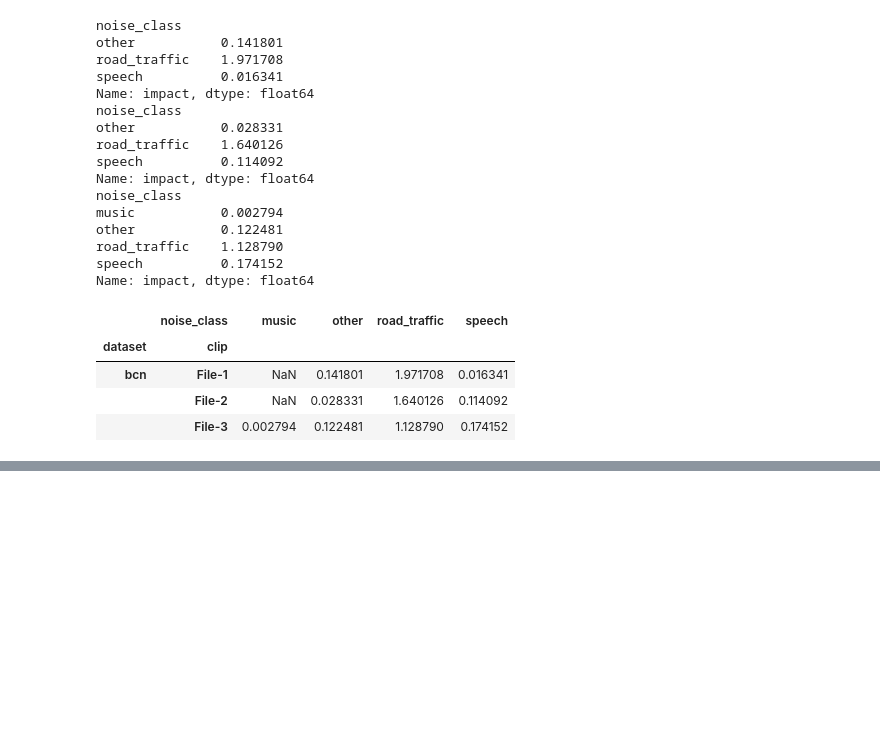
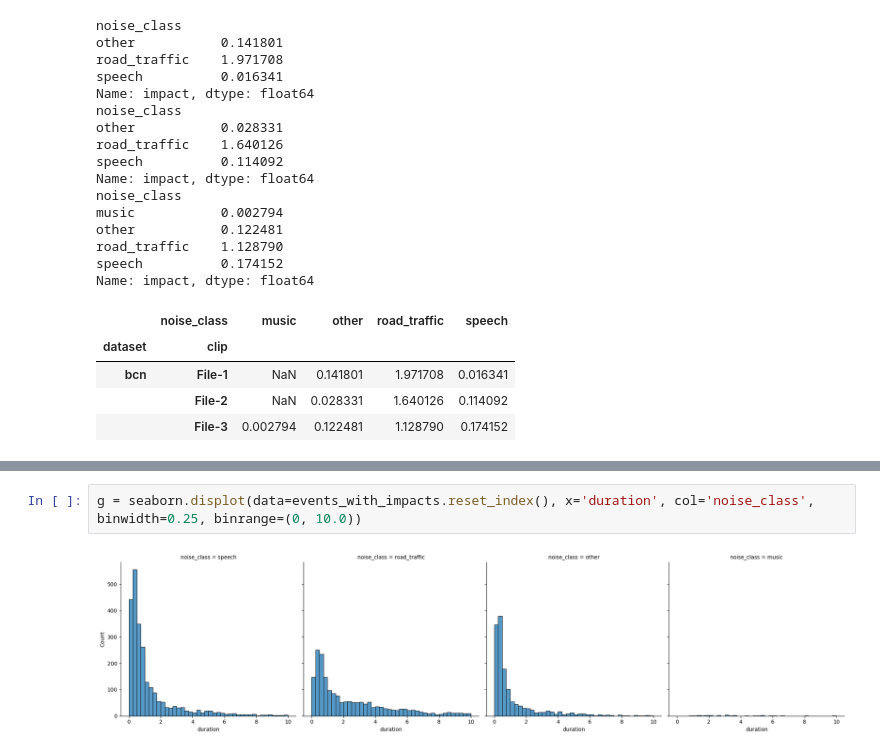
Before and after one commit to jonnor/dominant-sound, a Jupyter notebook: notebooks/DisplayData.ipynb, the cells around one changed output, grey strips where cells are left out. Cells and saved outputs as stored; diff of their text form; blank space fills up the shorter version.

```diff
--- a/notebooks/DisplayData.ipynb
+++ b/notebooks/DisplayData.ipynb
@@ -391 +378,5 @@ events_with_impacts
+# %%
+g = seaborn.displot(data=events_with_impacts.reset_index(), x='duration', col='noise_class', binwidth=0.25, binrange=(0, 10.0))
+# %% [output]
+[figure, added]
 # %%
```
Also changed, not shown: parts of 14 cells of this notebook, 2 other files.
